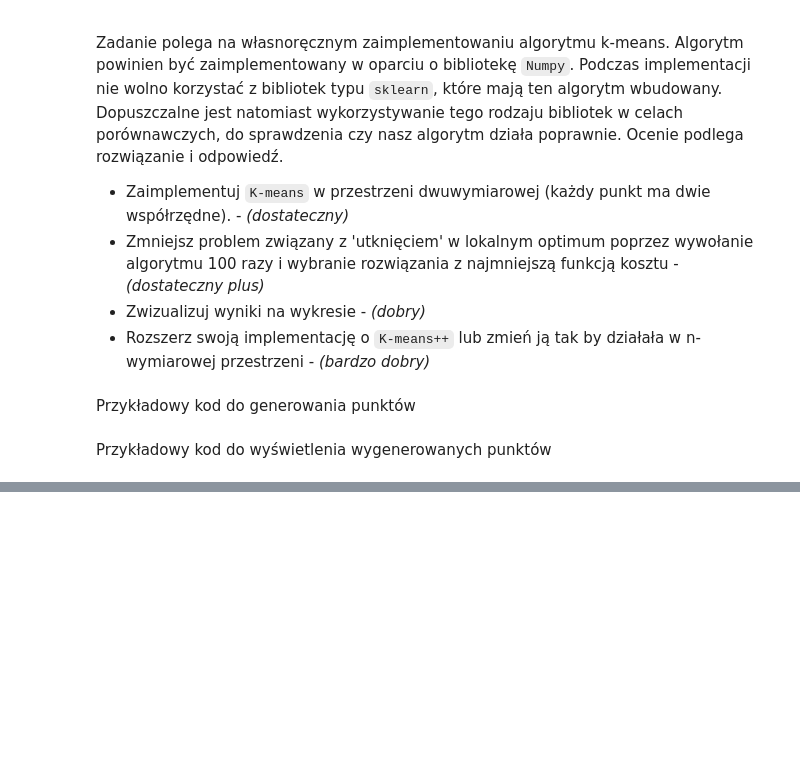
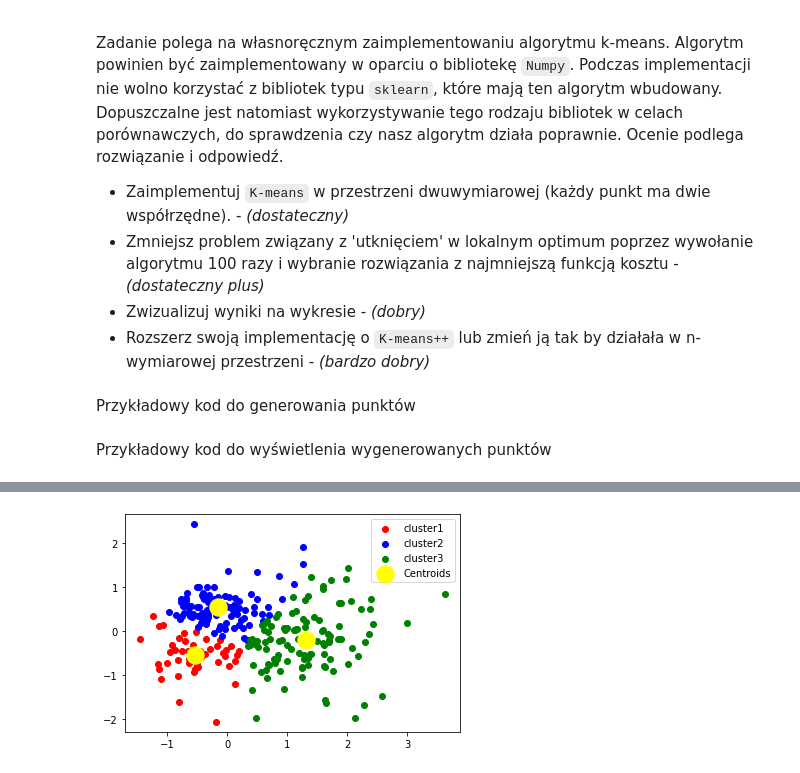
Before and after one commit to tdxa/Machine-learning-course, a Jupyter notebook: K_means.ipynb, the cells around one changed output, grey strips where cells are left out. Saved outputs shown, nothing was run; the diff lists cells and outputs as text; code cells hidden in the pictures; blank space fills up the shorter version.

Commit message:
Add k-means algorithm

```diff
--- a/K_means.ipynb
+++ b/K_means.ipynb
@@ -26,0 +88,42 @@ ax = plt.gca()
+# %%
+def my_kmean(iterations):
+  for i in range(iterations):
+      euclidian_distance = np.array([]).reshape(TRAINING_EXAMPLES, 0)
+
+      for k in range(CLUSTERS):
+        temp = np.power(points-centroids[:,k],2)
+        current_distance = np.sum(temp, axis=1)  # don't forget: wybieranie kolumny przez advanced indexing  z numpy!
+        euclidian_distance = np.c_[euclidian_distance, current_distance];
+
+      min_index = np.argmin(euclidian_distance,axis=1)+1
+
+      cluster_dict = {}
+
+      for k in range(CLUSTERS):
+        cluster_dict[k+1]= np.array([]).reshape(2,0)
+
+      for x in range(TRAINING_EXAMPLES):
+        cluster = min_index[x]
+        cluster_dict[cluster] = np.c_[cluster_dict[cluster], points[x]]
+
+      for k in range(CLUSTERS):
+        cluster_dict[k+1] = cluster_dict[k+1].T
+
+      for k in range(CLUSTERS):
+        centroids[:,k] = np.mean(cluster_dict[k+1], axis=0)
+
+      return cluster_dict
+# %%
+output_kmeans = my_kmean(ITERATIONS)
+
+output_kmeans
+# %%
+color=['red','blue','green','cyan','magenta']
+labels=['cluster1','cluster2','cluster3','cluster4','cluster5']
+for k in range(CLUSTERS):
+    plt.scatter(output_kmeans[k+1][:,0],output_kmeans[k+1][:,1],c=color[k],label=labels[k])
+plt.scatter(centroids[0,:],centroids[1,:],s=300,c='yellow',label='Centroids')
+plt.legend()
+plt.show()
+# %% [output]
+[figure, added]
```
Also changed, not shown: parts of 13 cells of this notebook.
